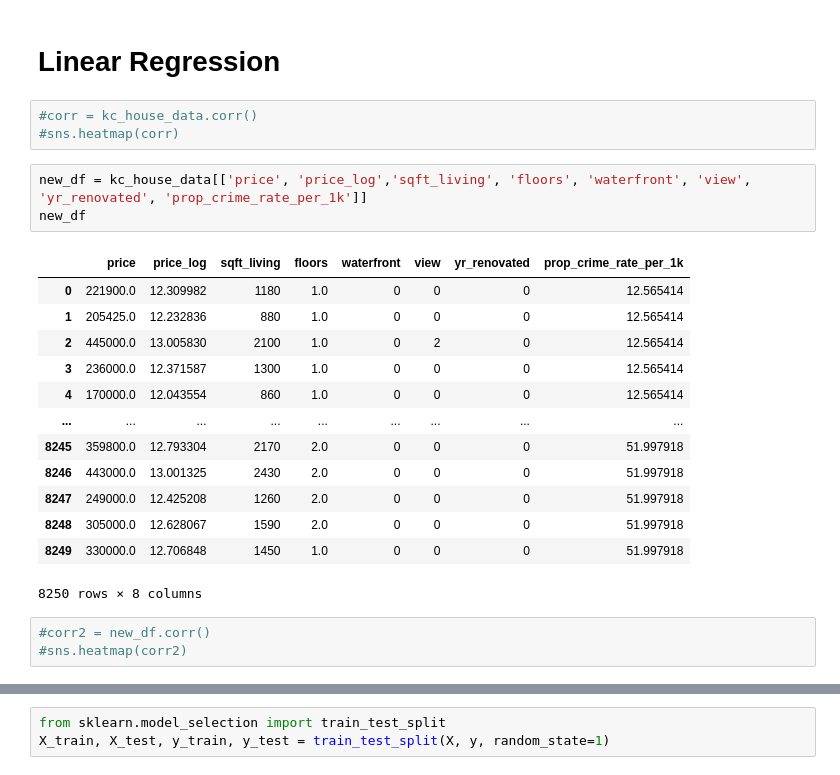
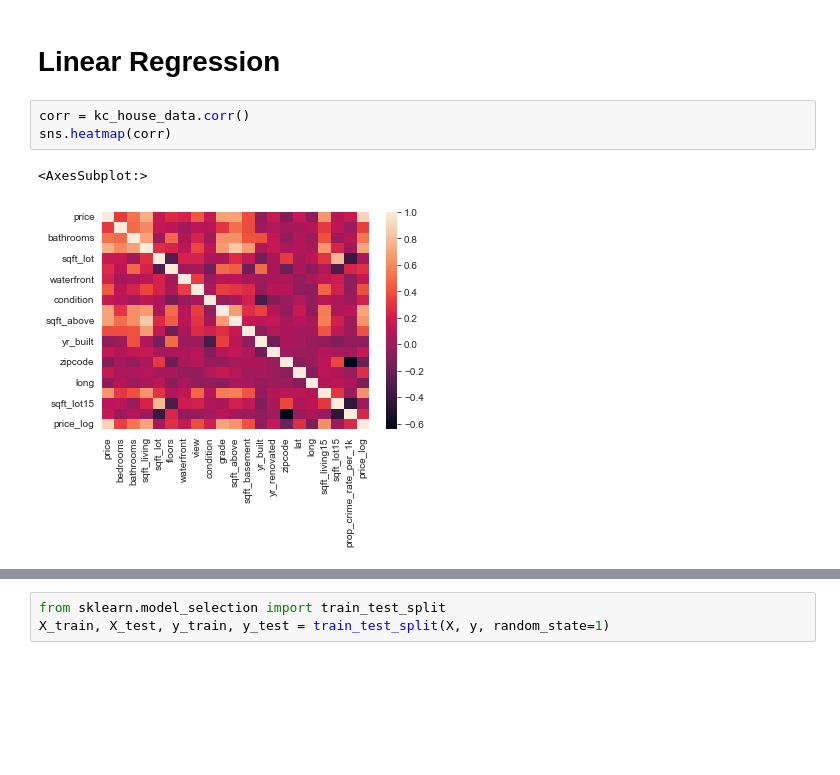
Before and after one commit to eric-blankinshp/Final-Project, a Jupyter notebook: price_log_Linear_Regression .ipynb, the cells around one changed output, grey strips where cells are left out. Drawn from its saved outputs; the diff is of its cells as text; blank space fills up the shorter version.

```diff
--- a/price_log_Linear_Regression .ipynb
+++ b/price_log_Linear_Regression .ipynb
@@ -81,26 +81,9 @@ plt.show()
 [figure]
 # %% [markdown]
 # Linear Regression #
-# %%
-#corr = kc_house_data.corr()
-#sns.heatmap(corr)
-# %%
-new_df = kc_house_data[['price', 'price_log','sqft_living', 'floors', 'waterfront', 'view', 'yr_renovated', 'prop_crime_rate_per_1k']]
-new_df
-# %% [output]
-|  | price | price_log | sqft_living | floors | waterfront | view | yr_renovated | prop_crime_rate_per_1k |
-| 0 | 221900.0 | 12.309982 | 1180 | 1.0 | 0 | 0 | 0 | 12.565414 |
-| 1 | 205425.0 | 12.232836 | 880 | 1.0 | 0 | 0 | 0 | 12.565414 |
-| 2 | 445000.0 | 13.005830 | 2100 | 1.0 | 0 | 2 | 0 | 12.565414 |
-| 3 | 236000.0 | 12.371587 | 1300 | 1.0 | 0 | 0 | 0 | 12.565414 |
-| 4 | 170000.0 | 12.043554 | 860 | 1.0 | 0 | 0 | 0 | 12.565414 |
-| ... | ... | ... | ... | ... | ... | ... | ... | ... |
-| 8245 | 359800.0 | 12.793304 | 2170 | 2.0 | 0 | 0 | 0 | 51.997918 |
-| 8246 | 443000.0 | 13.001325 | 2430 | 2.0 | 0 | 0 | 0 | 51.997918 |
-| 8247 | 249000.0 | 12.425208 | 1260 | 2.0 | 0 | 0 | 0 | 51.997918 |
-| 8248 | 305000.0 | 12.628067 | 1590 | 2.0 | 0 | 0 | 0 | 51.997918 |
-| 8249 | 330000.0 | 12.706848 | 1450 | 1.0 | 0 | 0 | 0 | 51.997918 |
-8250 rows × 8 columns
-# %%
-#corr2 = new_df.corr()
-#sns.heatmap(corr2)
+# %%
+corr = kc_house_data.corr()
+sns.heatmap(corr)
+# %% [output]
+<AxesSubplot:>
+[figure, added]
```
Also changed, not shown: parts of 8 cells of this notebook.
